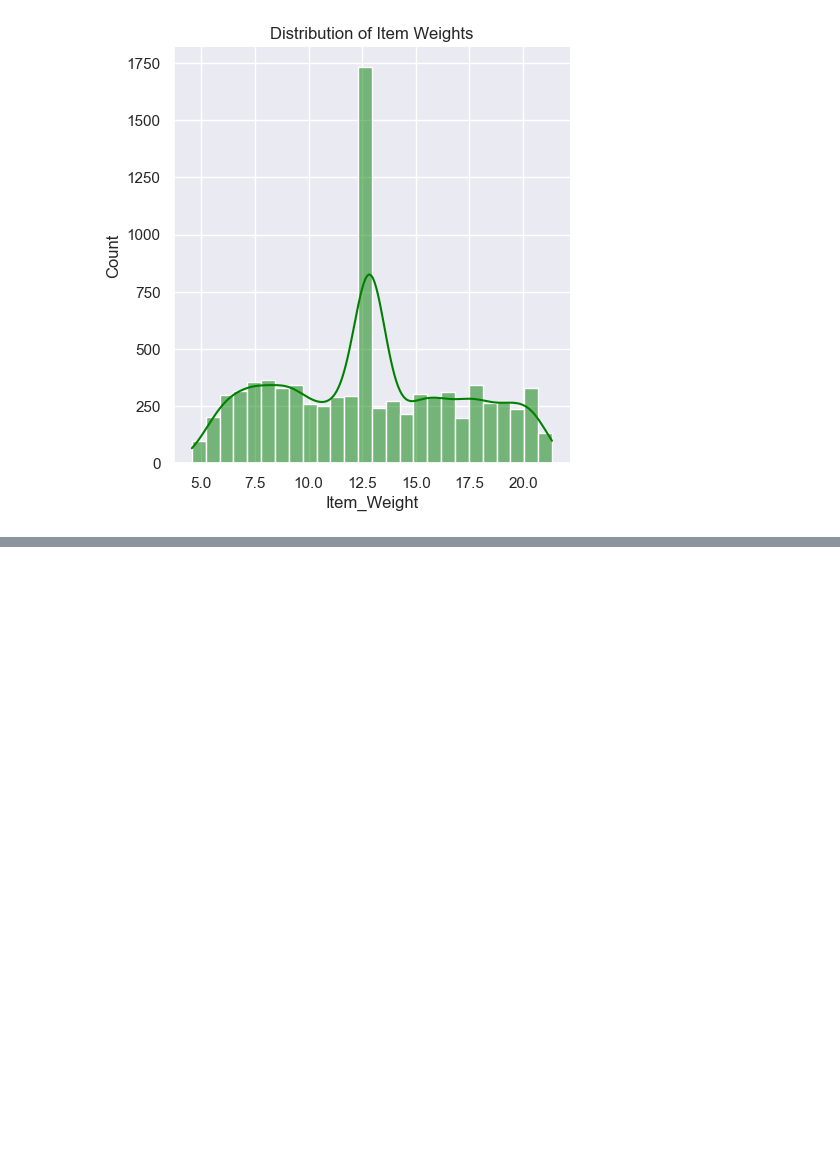
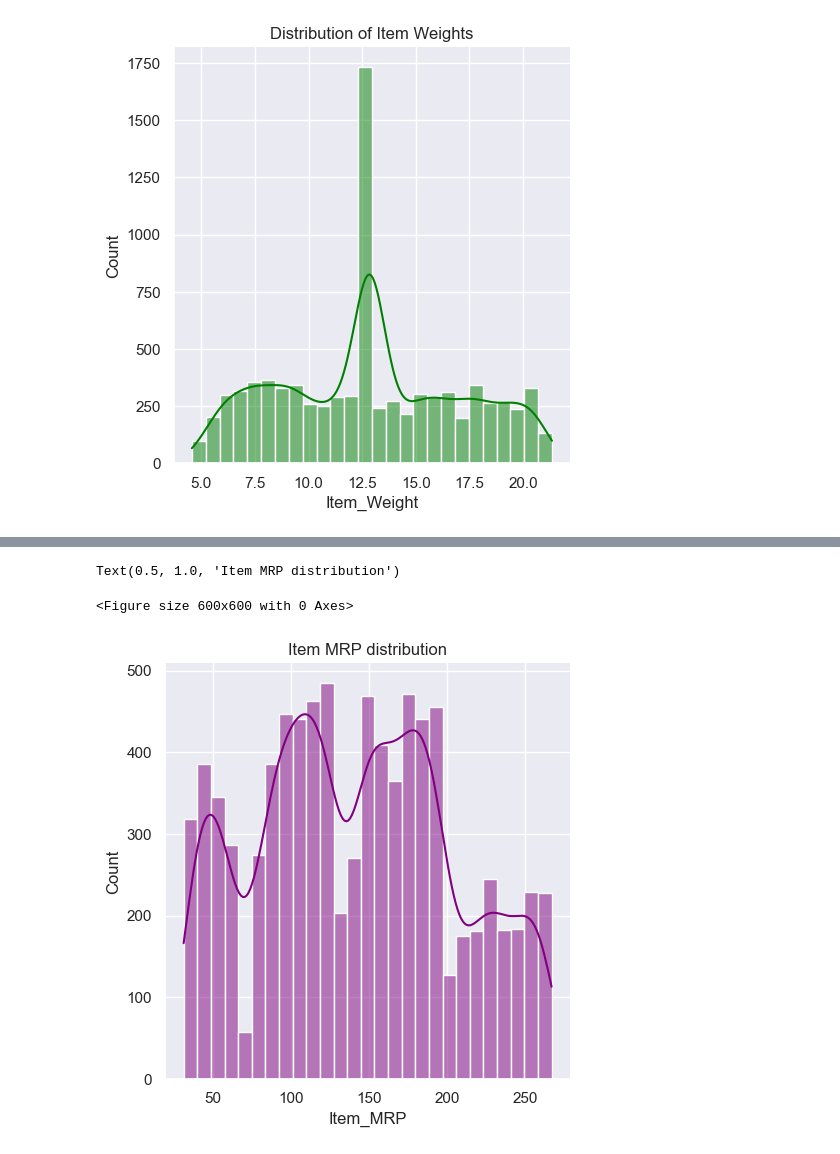
Before and after one commit to revabharara/Big-Mart-Sales-prediction, a Jupyter notebook: Big mart Sales prediction (data analysis and model implementation).ipynb, the cells around one changed output, grey strips where cells are left out. Saved outputs shown, nothing was run; the diff lists cells and outputs as text; code cells hidden in the pictures; blank space fills up the shorter version.

```diff
--- a/Big mart Sales prediction (data analysis and model implementation).ipynb
+++ b/Big mart Sales prediction (data analysis and model implementation).ipynb
@@ -360,0 +368,8 @@ Here we can see that most of the items
+# %%
+plt.figure(figsize=(6,6))
+sns.displot(df_sales['Item_MRP'], color='purple', kde=True)
+plt.title('Item MRP distribution')
+# %% [output]
+Text(0.5, 1.0, 'Item MRP distribution')
+<Figure size 600x600 with 0 Axes>
+[figure, added]
```
Also changed, not shown: parts of 25 cells of this notebook.
